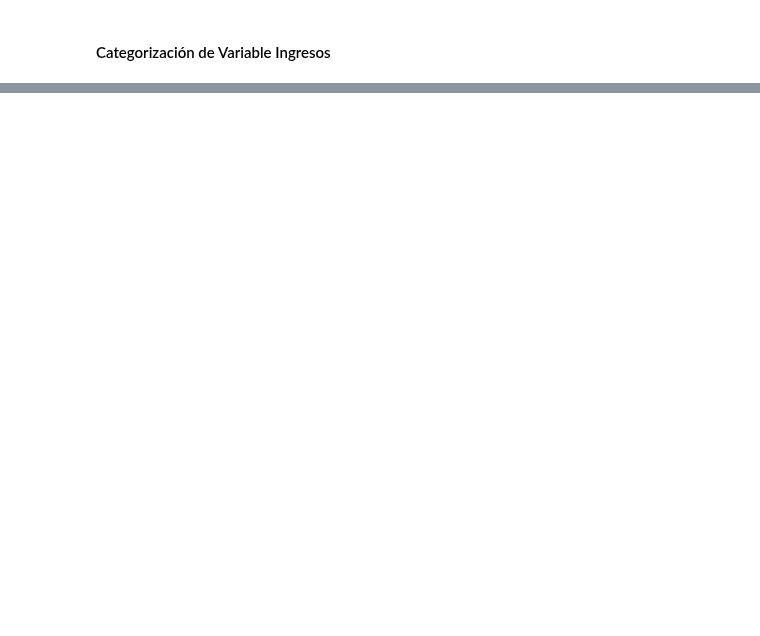
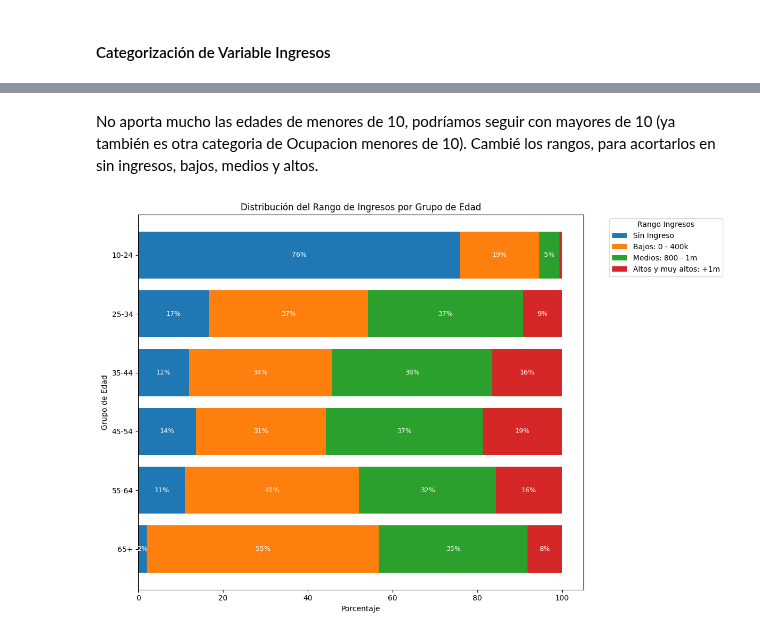
Before and after one commit to LMatiPerez/AnalisisDeDatosI_G5, a Jupyter notebook: graficos_grupo_5.ipynb, the cells around one changed output, grey strips where cells are left out. Saved outputs shown, nothing was run; the diff lists cells and outputs as text; code cells hidden in the pictures; blank space fills up the shorter version.

Commit message:
Grafico de barra apilado Edades

```diff
--- a/graficos_grupo_5.ipynb
+++ b/graficos_grupo_5.ipynb
@@ -140,0 +175,44 @@ plt.show()
+# %% [markdown]
+No aporta mucho las edades de menores de 10, podríamos seguir con mayores de 10 (ya también es otra categoria de Ocupacion menores de 10). Cambié los rangos, para acortarlos en sin ingresos, bajos, medios y altos.
+# %%
+personas.loc[personas["ingreso"]==0, "Rango Ingresos2"] = "Sin Ingreso"
+personas.loc[(personas["ingreso"]>0)&(personas["ingreso"]<=400000), "Rango Ingresos2"] = "Bajos: 0 - 400k"
+personas.loc[(personas["ingreso"]>400000)&(personas["ingreso"]<=1000000), "Rango Ingresos2"] = "Medios: 800 - 1m"
+personas.loc[(personas["ingreso"]>1000000), "Rango Ingresos2"] = "Altos y muy altos: +1m"
+
+orden = ["Sin Ingreso", "Bajos: 0 - 400k", "Medios: 800 - 1m", "Altos y muy altos: +1m"]
+personas["Rango Ingresos2"] = pd.Categorical(personas["Rango Ingresos2"], categories=orden, ordered=True)
+# %%
+bins = [10, 25, 35, 45, 55, 65, 100]
+labels = [ "10-24", "25-34", "35-44", "45-54", "55-64", "65+"]
+personas = personas[personas["edad"] >= 10]
+personas["Grupo Edad"] = pd.cut(personas["edad"], bins=bins, labels=labels, right=False)
+
+tabla = personas.groupby(["Grupo Edad", "Rango Ingresos2"]).size().unstack(fill_value=0)
+tabla_pct = tabla.div(tabla.sum(axis=1), axis=0) * 100
+
+tabla_pct = tabla_pct[::-1]
+
+fig, ax = plt.subplots(figsize=(12, 8))
+left = [0] * len(tabla_pct)
+
+for col in tabla_pct.columns:
+    vals = tabla_pct[col]
+    bars = ax.barh(tabla_pct.index, vals, left=left, label=col)
+
+    for bar, val in zip(bars, vals):
+        if val > 1:
+            ax.text(bar.get_x() + bar.get_width() / 2,
+                    bar.get_y() + bar.get_height() / 2,
+                    f'{val:.0f}%', ha='center', va='center', color='white', fontsize=9)
+
+    left = [l + v for l, v in zip(left, vals)]
+
+ax.set_xlabel("Porcentaje")
+ax.set_ylabel("Grupo de Edad")
+ax.set_title("Distribución del Rango de Ingresos por Grupo de Edad")
+ax.legend(title="Rango Ingresos", bbox_to_anchor=(1.05, 1), loc='upper left')
+plt.tight_layout()
+plt.show()
+# %% [output]
+[figure, added]
```
Also changed, not shown: parts of 5 cells of this notebook.
